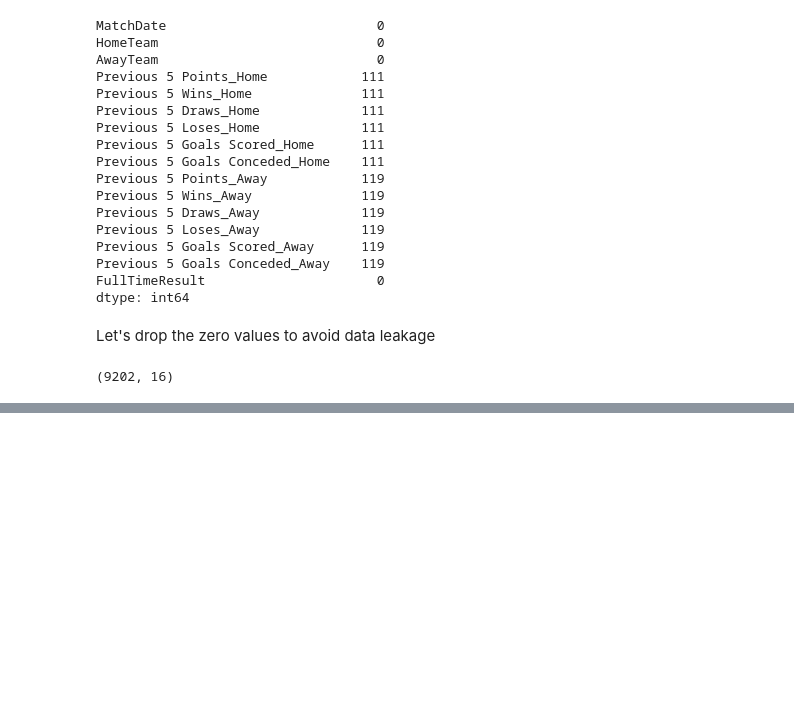
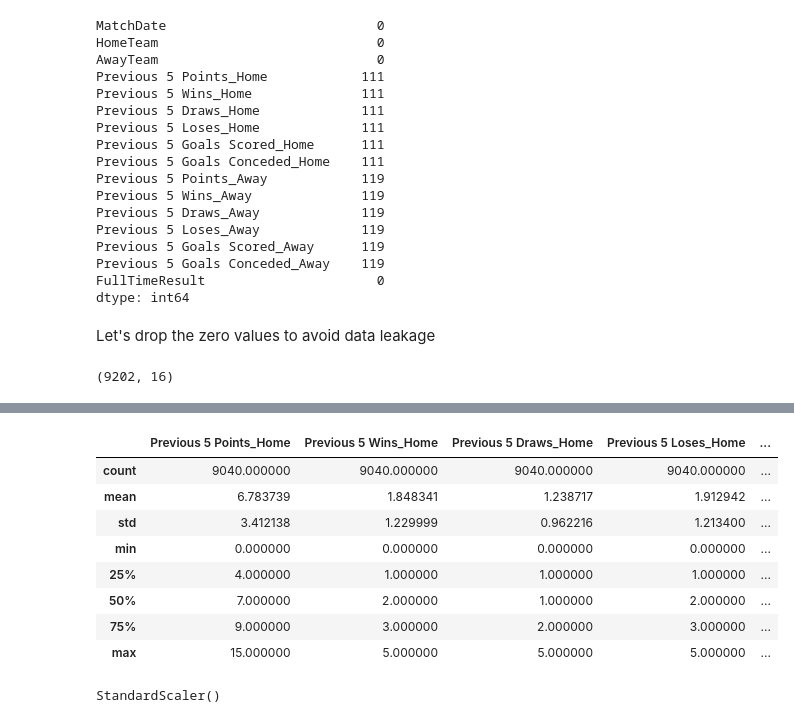
Before and after one commit to nemo-code-ai/epl-prediction-system, a Jupyter notebook: src/epl_prediction_system/system.ipynb, the cells around one changed output, grey strips where cells are left out. Cells and saved outputs as stored; diff of their text form; code cells hidden in the pictures; blank space fills up the shorter version.

```diff
--- a/src/epl_prediction_system/system.ipynb
+++ b/src/epl_prediction_system/system.ipynb
@@ -725,2 +721,5 @@ model_data.shape
 # %%
-y = system['FullTimeResult']
+# we create our train and test dataframes
+train = model_data[model_data['MatchDate'] < '2025-01-01'].copy()
+
+test = model_data[model_data['MatchDate'] >= '2025-01-01'].copy()
@@ -726,0 +760,20 @@ y = system['FullTimeResult']
+# %%
+# we create the features that can be passed unto x
+features = [
+    'Previous 5 Points_Home',
+    'Previous 5 Wins_Home',
+    'Previous 5 Draws_Home',
+    'Previous 5 Loses_Home',
+    'Previous 5 Goals Scored_Home',
+    'Previous 5 Goals Conceded_Home',
+    'Previous 5 Points_Away',
+    'Previous 5 Wins_Away',
+    'Previous 5 Draws_Away',
+    'Previous 5 Loses_Away',
+    'Previous 5 Goals Scored_Away',
+    'Previous 5 Goals Conceded_Away',
+]
+# %%
+# we pass the features through our train and test dataframe
+x_train = train[features]
+x_test = test[features]
@@ -726,0 +800,12 @@ y = system['FullTimeResult']
+# %%
+x_train.describe()
+# %% [output]
+|  | Previous 5 Points_Home | Previous 5 Wins_Home | Previous 5 Draws_Home | Previous 5 Loses_Home | ... |
+| count | 9040.000000 | 9040.000000 | 9040.000000 | 9040.000000 | ... |
+| mean | 6.783739 | 1.848341 | 1.238717 | 1.912942 | ... |
+| std | 3.412138 | 1.229999 | 0.962216 | 1.213400 | ... |
+| min | 0.000000 | 0.000000 | 0.000000 | 0.000000 | ... |
+| 25% | 4.000000 | 1.000000 | 1.000000 | 1.000000 | ... |
+| 50% | 7.000000 | 2.000000 | 1.000000 | 2.000000 | ... |
+| 75% | 9.000000 | 3.000000 | 2.000000 | 3.000000 | ... |
+| max | 15.000000 | 5.000000 | 5.000000 | 5.000000 | ... |
@@ -726,0 +816,4 @@ y = system['FullTimeResult']
+# %%
+scaler.fit(x_train)
+# %% [output]
+StandardScaler()
```
Also changed, not shown: parts of 14 cells of this notebook.
